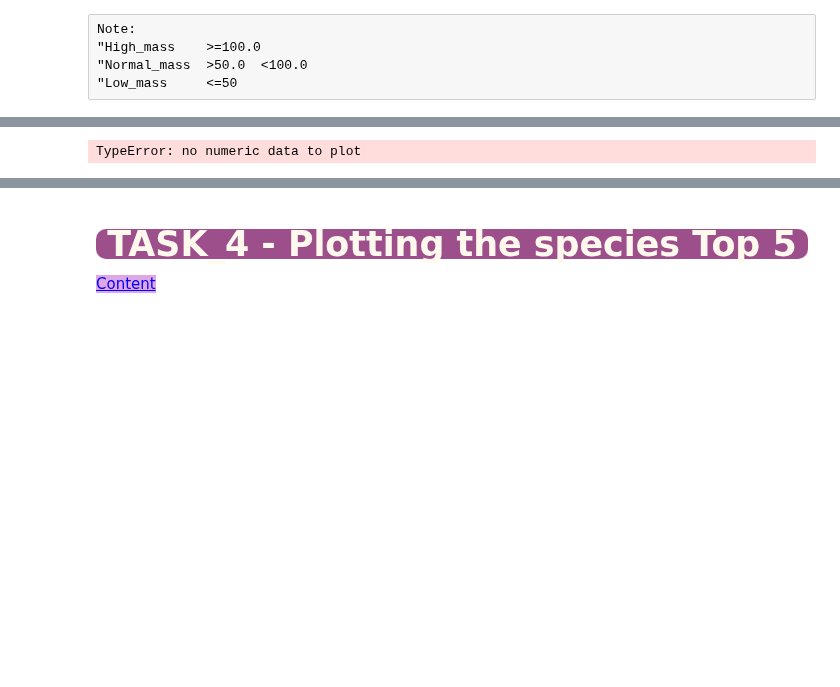
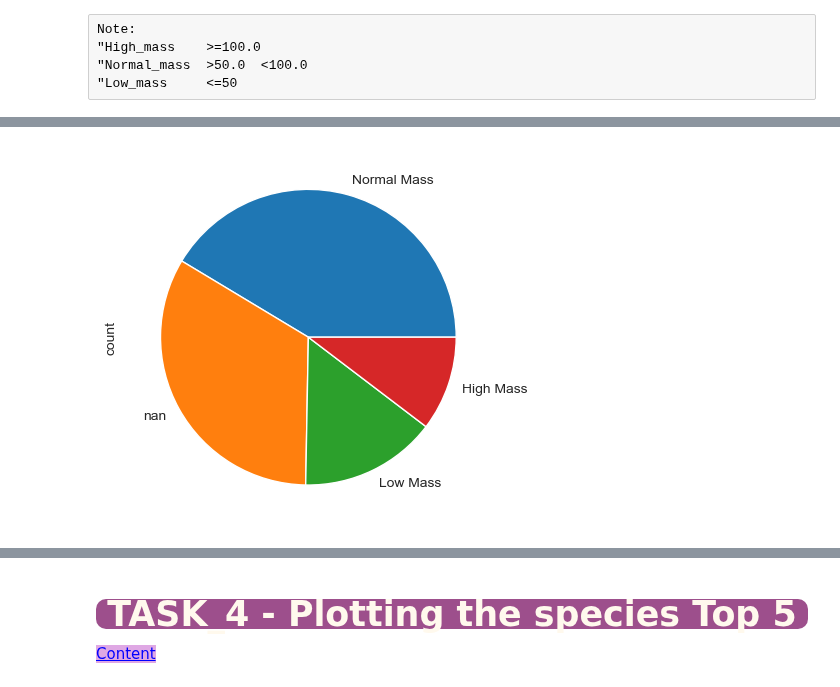
Before and after one commit to iceyisaak/clarusway_ds, a Jupyter notebook: Student_Star_Wars_Characters_assignment_1 (matplotlib)_V02.ipynb, the cells around one changed output, grey strips where cells are left out. Saved outputs shown, nothing was run; the diff lists cells and outputs as text; code cells hidden in the pictures; blank space fills up the shorter version.

```diff
--- a/Student_Star_Wars_Characters_assignment_1 (matplotlib)_V02.ipynb
+++ b/Student_Star_Wars_Characters_assignment_1 (matplotlib)_V02.ipynb
@@ -361,8 +361,9 @@ mass = df.mass
 # mass.value_counts()
 # df.mass.sort_values()
 
-# df.mass.info()
-# df.loc[df['mass'] >= 100]
+# Convert all df['mass'] into float
+df['mass'] = pd.to_numeric(df['mass'], errors='coerce')
 
-mass
+# See converted data
+df['mass']
 # %% [output]
@@ -393,5 +449,24 @@ Name: mass, Length: 87, dtype: object
+# %%
+# Function to categorise mass
+def categorise_mass(x):
+    if x >= 100:
+        return 'High Mass'
+    elif x > 50 and x < 100:
+        return 'Normal Mass'
+    elif x <= 50:
+        return 'Low Mass'
+    else:
+        return np.nan
+# %%
+# Apply categorise_mass for 'mass' col + put result in 'mass_cat' col
+df["mass_cat"] = df['mass'].apply(categorise_mass)
+
+# Count values in 'mass_cat'
+mass_cat_chart = df['mass_cat'].value_counts(dropna=False)
 # %%
 # with pandas
-df.mass.plot.hist()
+
+mass_cat_chart.plot.pie();
+# mass_cat_chart.plot.bar();
 # %% [output]
-TypeError: no numeric data to plot
+[figure, added]
```
Also changed, not shown: parts of 9 cells of this notebook.
